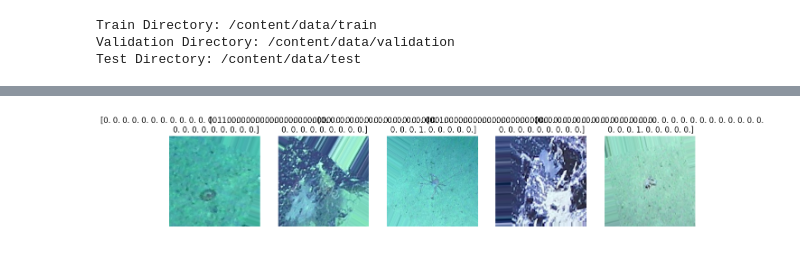
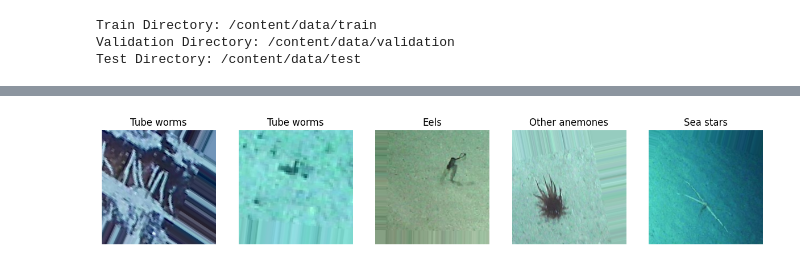
Before and after one commit to opencodeiiita/DeepSeaROV, a Jupyter notebook: solution_Task1/IIT2023066.ipynb, the cells around one changed output, grey strips where cells are left out. Saved outputs shown, nothing was run; the diff lists cells and outputs as text; code cells hidden in the pictures.

```diff
--- a/solution_Task1/IIT2023066.ipynb
+++ b/solution_Task1/IIT2023066.ipynb
@@ -120,16 +119,19 @@ Found 660 images belonging to 33 classes.
 # %%
 # Function to visualize images
 def visualize_images(generator, num_images=5):
     plt.figure(figsize=(15, 5))
+    class_indices = list(generator.class_indices.keys())  # Get class names
+
     for i in range(num_images):
         img, label = next(generator)
+        class_label = class_indices[np.argmax(label[0])]  # Convert one-hot to class name
         plt.subplot(1, num_images, i + 1)
         plt.imshow(img[0])  # Show the first image from the batch
-        plt.title(label[0])  # Show the corresponding label
+        plt.title(class_label)  # Display the class name
         plt.axis('off')
     plt.show()
 
 # Visualize a few images from the training set
-visualize_images(train_generator, num_images=5)
+visualize_images(train_loader, num_images=5)
 # %% [output]
-[figure, old version]
+[figure, new version]
```
Also changed, not shown: parts of 2 cells of this notebook.
